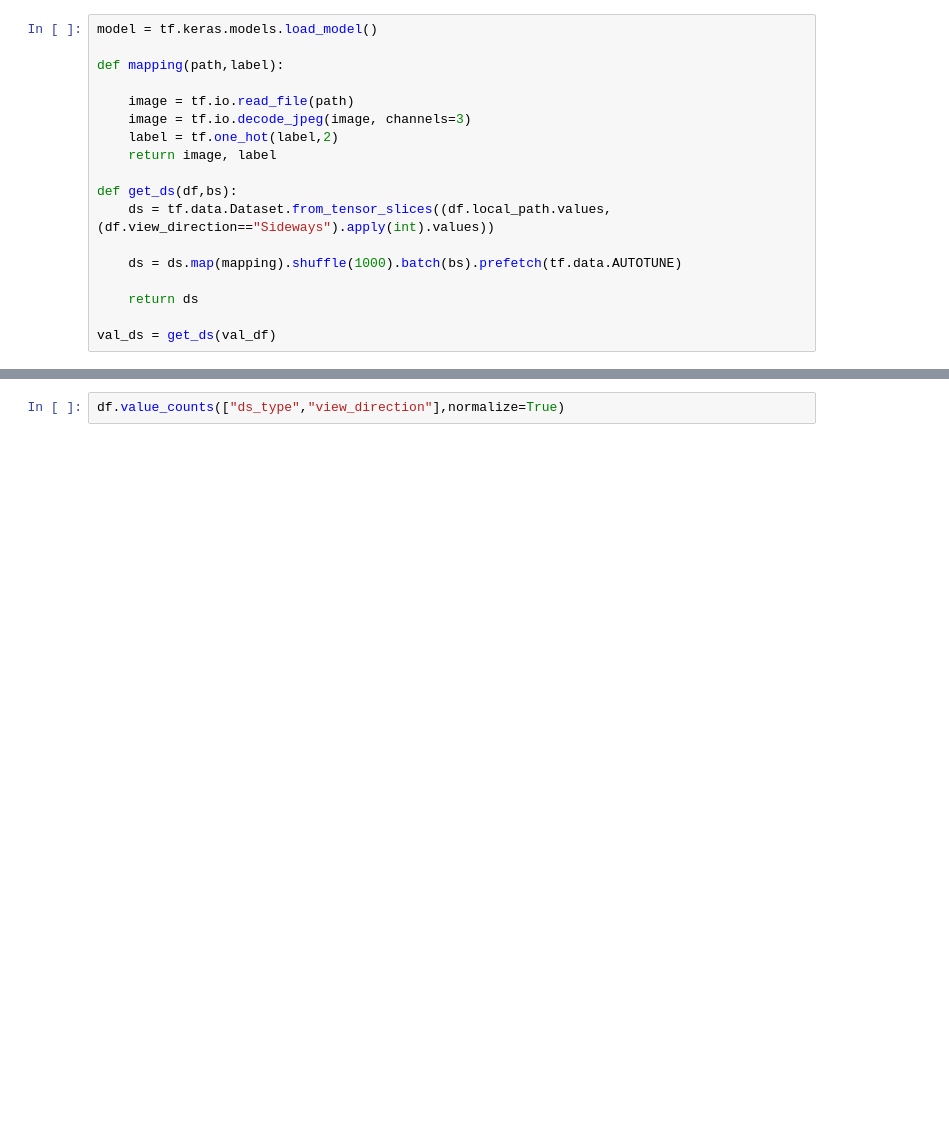
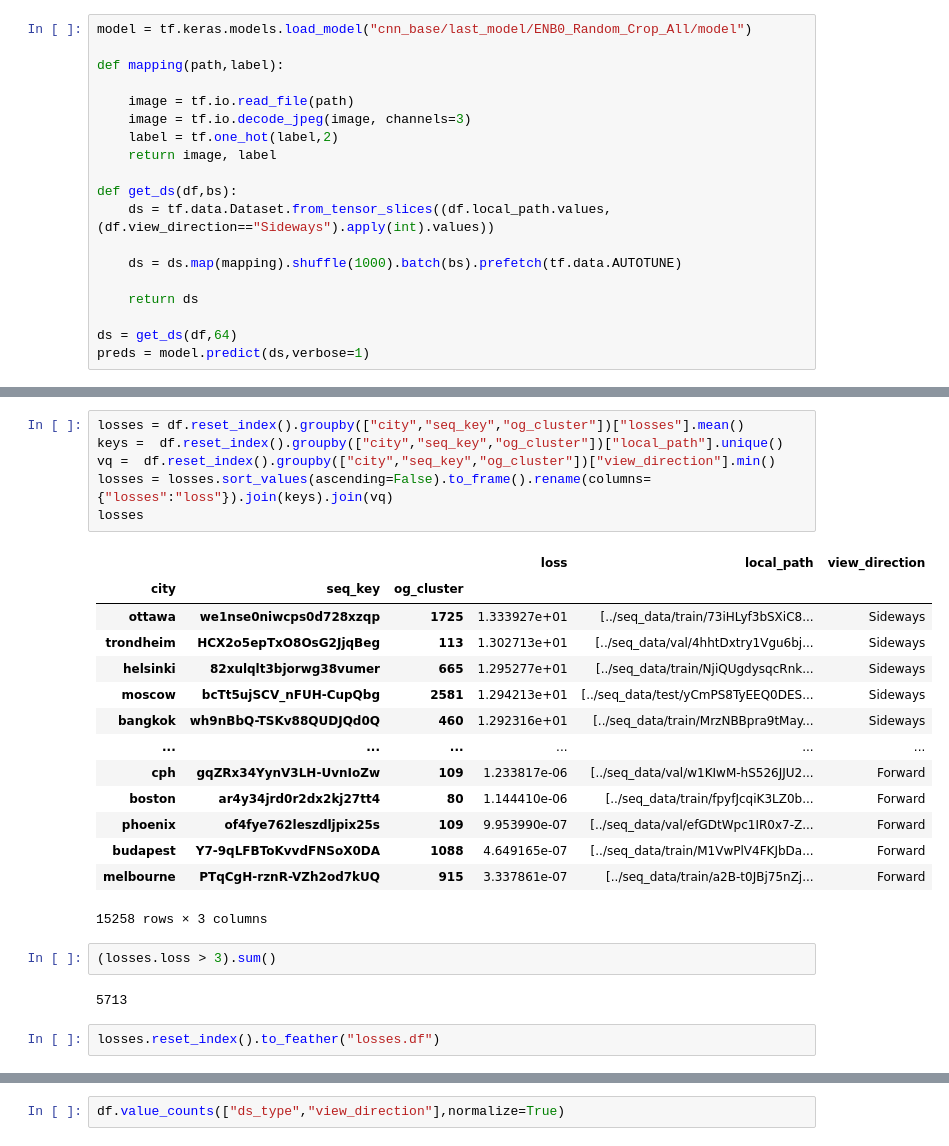
Before and after one commit to MockaWolke/SVI_Model_ToolBox, a Jupyter notebook: view_directions_sequence/training/wtf.ipynb, the cells around one changed output, grey strips where cells are left out. Cells and saved outputs as stored; diff of their text form; blank space fills up the shorter version.

```diff
--- a/view_directions_sequence/training/wtf.ipynb
+++ b/view_directions_sequence/training/wtf.ipynb
@@ -23,5 +23,5 @@ dtype: int64
 # %%
-model = tf.keras.models.load_model()
+model = tf.keras.models.load_model("cnn_base/last_model/ENB0_Random_Crop_All/model")
 
 def mapping(path,label):
 
@@ -37,4 +37,5 @@ def get_ds(df,bs):
 
     return ds
 
-val_ds = get_ds(val_df)
+ds = get_ds(df,64)
+preds = model.predict(ds,verbose=1)
@@ -42,0 +76,27 @@ preds = model.predict(ds,verbose=1)
+# %%
+losses = df.reset_index().groupby(["city","seq_key","og_cluster"])["losses"].mean()
+keys =  df.reset_index().groupby(["city","seq_key","og_cluster"])["local_path"].unique()
+vq =  df.reset_index().groupby(["city","seq_key","og_cluster"])["view_direction"].min()
+losses = losses.sort_values(ascending=False).to_frame().rename(columns={"losses":"loss"}).join(keys).join(vq)
+losses
+# %% [output]
+|  |  |  | loss | local_path | view_direction |
+| city | seq_key | og_cluster |  |  |  |
+| ottawa | we1nse0niwcps0d728xzqp | 1725 | 1.333927e+01 | [../seq_data/train/73iHLyf3bSXiC8... | Sideways |
+| trondheim | HCX2o5epTxO8OsG2JjqBeg | 113 | 1.302713e+01 | [../seq_data/val/4hhtDxtry1Vgu6bj... | Sideways |
+| helsinki | 82xulqlt3bjorwg38vumer | 665 | 1.295277e+01 | [../seq_data/train/NjiQUgdysqcRnk... | Sideways |
+| moscow | bcTt5ujSCV_nFUH-CupQbg | 2581 | 1.294213e+01 | [../seq_data/test/yCmPS8TyEEQ0DES... | Sideways |
+| bangkok | wh9nBbQ-TSKv88QUDJQd0Q | 460 | 1.292316e+01 | [../seq_data/train/MrzNBBpra9tMay... | Sideways |
+| ... | ... | ... | ... | ... | ... |
+| cph | gqZRx34YynV3LH-UvnIoZw | 109 | 1.233817e-06 | [../seq_data/val/w1KIwM-hS526JJU2... | Forward |
+| boston | ar4y34jrd0r2dx2kj27tt4 | 80 | 1.144410e-06 | [../seq_data/train/fpyfJcqiK3LZ0b... | Forward |
+| phoenix | of4fye762leszdljpix25s | 109 | 9.953990e-07 | [../seq_data/val/efGDtWpc1IR0x7-Z... | Forward |
+| budapest | Y7-9qLFBToKvvdFNSoX0DA | 1088 | 4.649165e-07 | [../seq_data/train/M1VwPlV4FKJbDa... | Forward |
+| melbourne | PTqCgH-rznR-VZh2od7kUQ | 915 | 3.337861e-07 | [../seq_data/train/a2B-t0JBj75nZj... | Forward |
+15258 rows × 3 columns
+# %%
+(losses.loss > 3).sum()
+# %% [output]
+5713
+# %%
+losses.reset_index().to_feather("losses.df")
```
Also changed, not shown: parts of 12 cells of this notebook, 1 other file.
